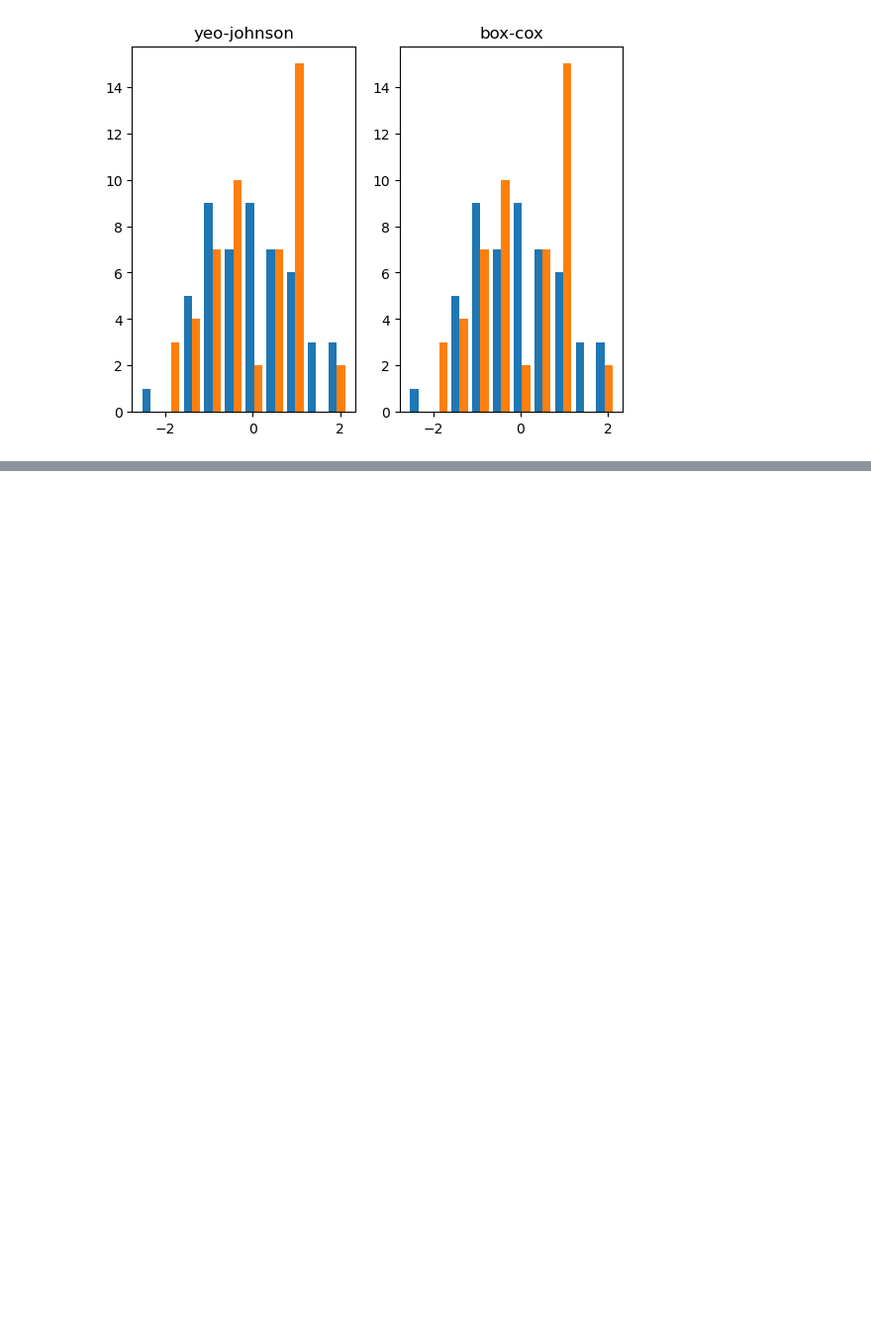
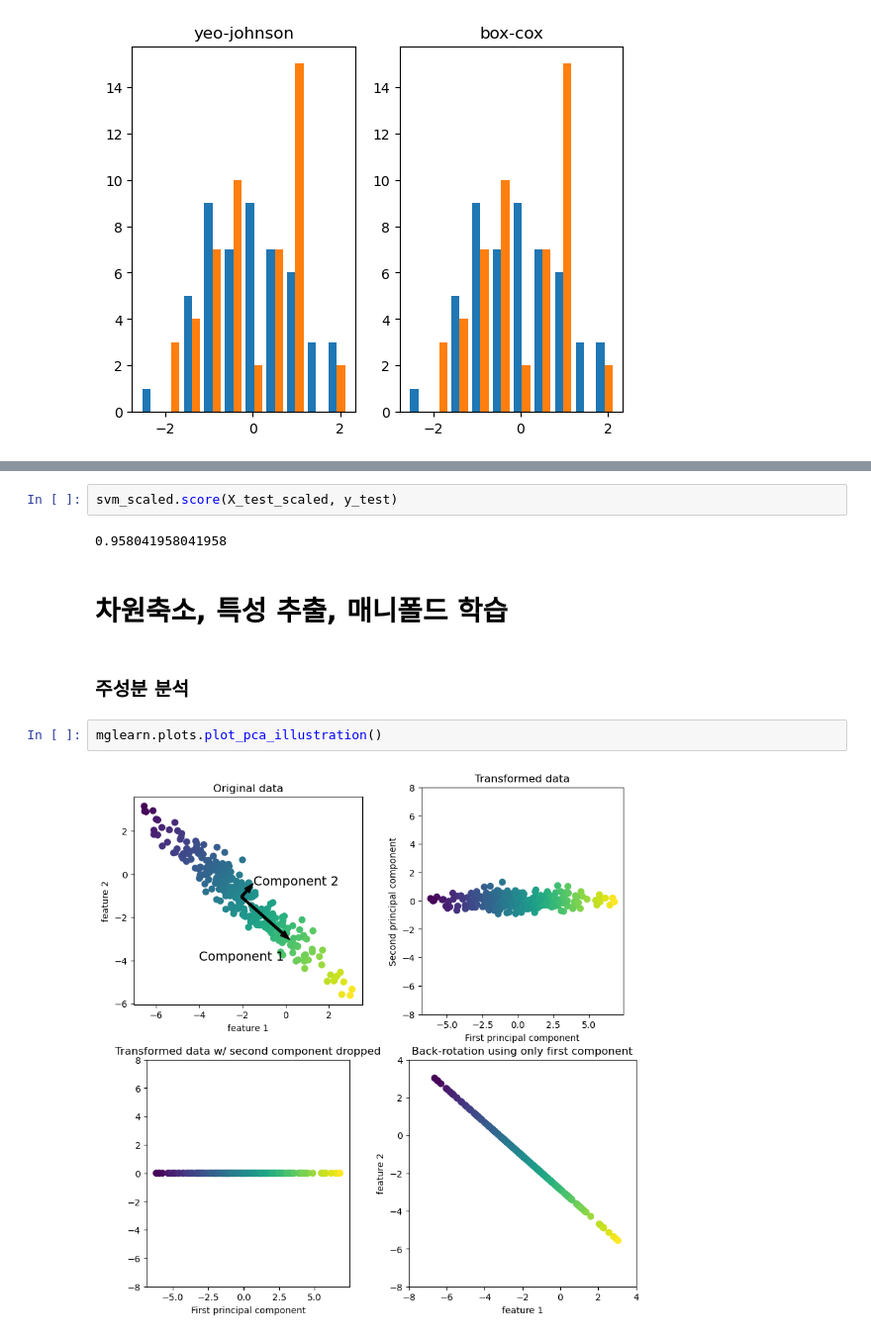
Before and after one commit to davidptuackr/ppb, a Jupyter notebook: 03_비지도학습과_데이터전처리.ipynb, the cells around one changed output, grey strips where cells are left out. Shown at 99% size. Saved outputs shown, nothing was run; the diff lists cells and outputs as text; blank space fills up the shorter version.

```diff
--- a/03_비지도학습과_데이터전처리.ipynb
+++ b/03_비지도학습과_데이터전처리.ipynb
@@ -228,0 +258,12 @@ plt.show()
+# %%
+svm_scaled.score(X_test_scaled, y_test)
+# %% [output]
+0.958041958041958
+# %% [markdown]
+# 차원축소, 특성 추출, 매니폴드 학습
+# %% [markdown]
+### 주성분 분석
+# %%
+mglearn.plots.plot_pca_illustration()
+# %% [output]
+[figure, added]
```
Also changed, not shown: parts of 11 cells of this notebook.
